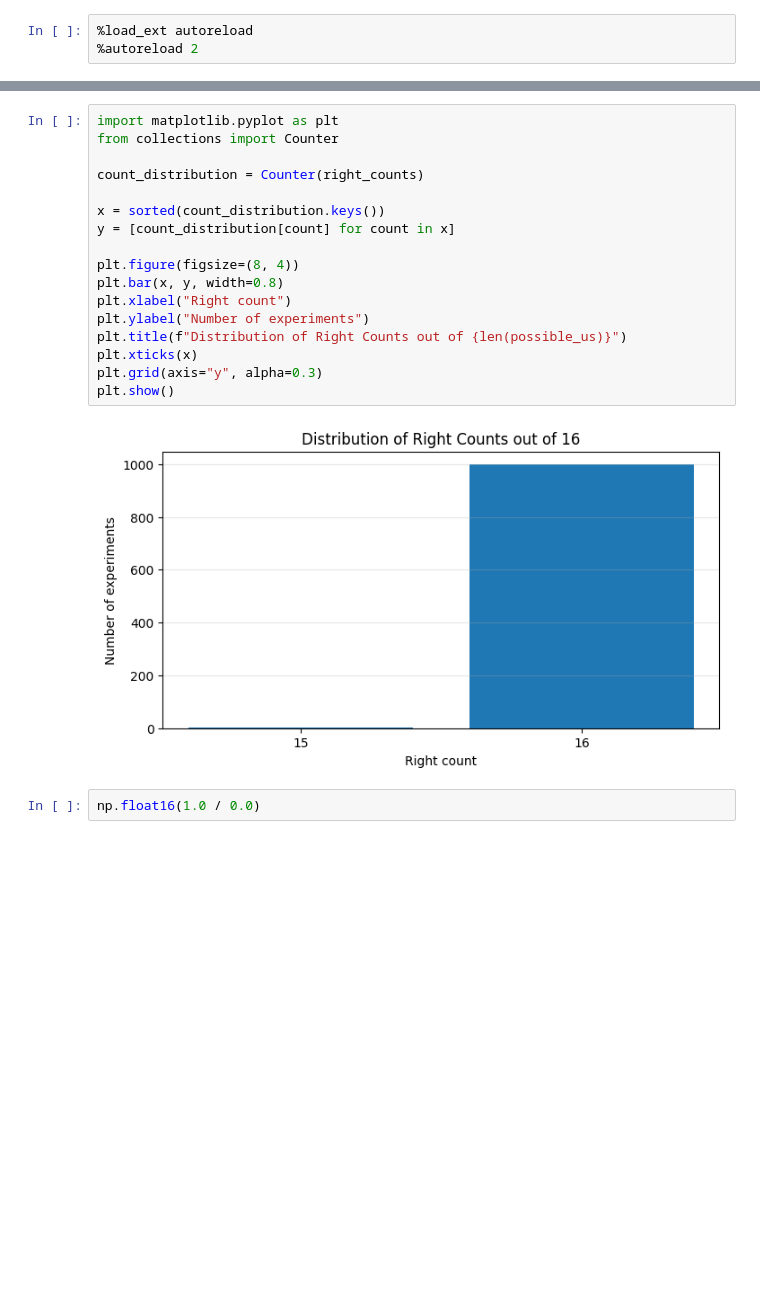
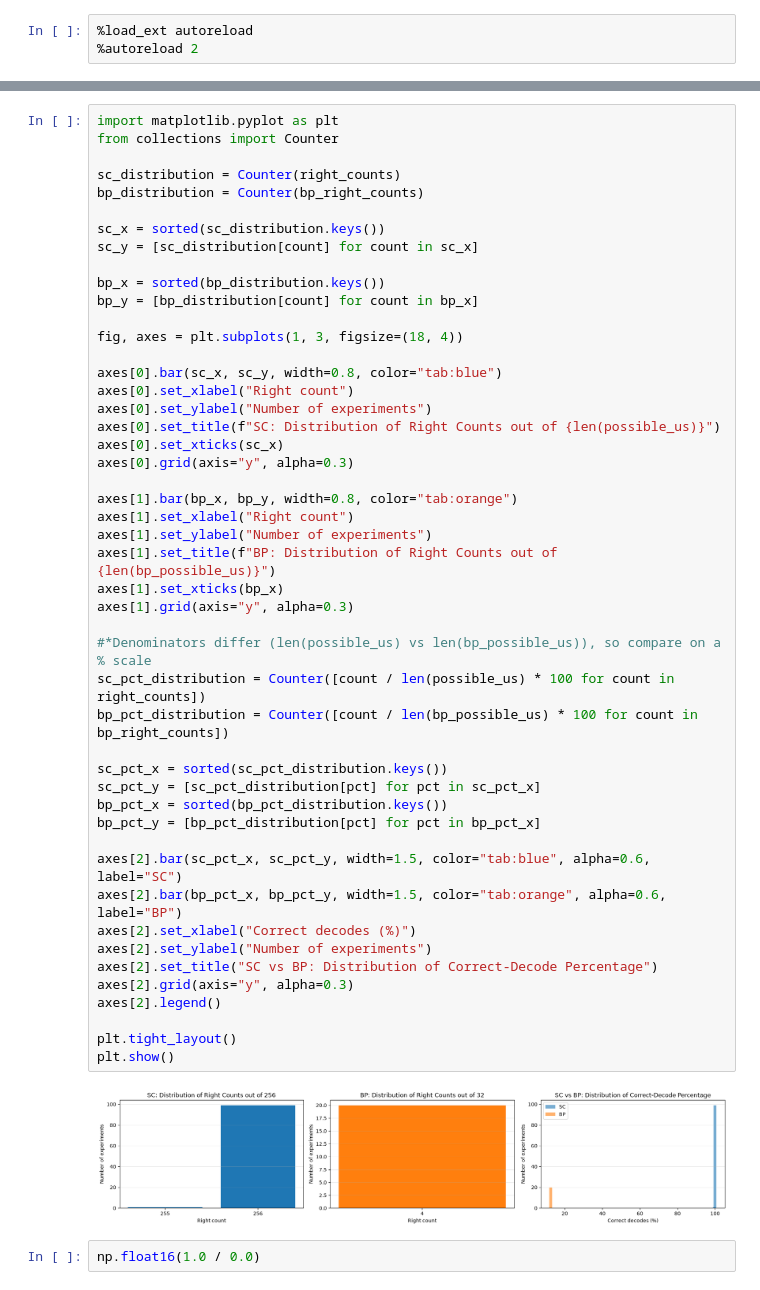
Before and after one commit to dmeloca/polar-codes, a Jupyter notebook: tests.ipynb, the cells around one changed output, grey strips where cells are left out. Cells and saved outputs as stored; diff of their text form; blank space fills up the shorter version.

Commit message:
feat(bp): implement Belief-Propagation decoding without paralellization
Bad error rate but it is supposedly correct. Checks will be done soon

```diff
--- a/tests.ipynb
+++ b/tests.ipynb
@@ -47,22 +93,53 @@ print(f"{perfect_count} / {ITERATIONS} runs decoded correctly ({percentage:.2f}
 # %%
 import matplotlib.pyplot as plt
 from collections import Counter
 
-count_distribution = Counter(right_counts)
+sc_distribution = Counter(right_counts)
+bp_distribution = Counter(bp_right_counts)
 
-x = sorted(count_distribution.keys())
-y = [count_distribution[count] for count in x]
+sc_x = sorted(sc_distribution.keys())
+sc_y = [sc_distribution[count] for count in sc_x]
 
-plt.figure(figsize=(8, 4))
-plt.bar(x, y, width=0.8)
-plt.xlabel("Right count")
-plt.ylabel("Number of experiments")
-plt.title(f"Distribution of Right Counts out of {len(possible_us)}")
-plt.xticks(x)
-plt.grid(axis="y", alpha=0.3)
+bp_x = sorted(bp_distribution.keys())
+bp_y = [bp_distribution[count] for count in bp_x]
+
+fig, axes = plt.subplots(1, 3, figsize=(18, 4))
+
+axes[0].bar(sc_x, sc_y, width=0.8, color="tab:blue")
+axes[0].set_xlabel("Right count")
+axes[0].set_ylabel("Number of experiments")
+axes[0].set_title(f"SC: Distribution of Right Counts out of {len(possible_us)}")
+axes[0].set_xticks(sc_x)
+axes[0].grid(axis="y", alpha=0.3)
+
+axes[1].bar(bp_x, bp_y, width=0.8, color="tab:orange")
+axes[1].set_xlabel("Right count")
+axes[1].set_ylabel("Number of experiments")
+axes[1].set_title(f"BP: Distribution of Right Counts out of {len(bp_possible_us)}")
+axes[1].set_xticks(bp_x)
+axes[1].grid(axis="y", alpha=0.3)
+
+#*Denominators differ (len(possible_us) vs len(bp_possible_us)), so compare on a % scale
+sc_pct_distribution = Counter([count / len(possible_us) * 100 for count in right_counts])
+bp_pct_distribution = Counter([count / len(bp_possible_us) * 100 for count in bp_right_counts])
+
+sc_pct_x = sorted(sc_pct_distribution.keys())
+sc_pct_y = [sc_pct_distribution[pct] for pct in sc_pct_x]
+bp_pct_x = sorted(bp_pct_distribution.keys())
+bp_pct_y = [bp_pct_distribution[pct] for pct in bp_pct_x]
+
+axes[2].bar(sc_pct_x, sc_pct_y, width=1.5, color="tab:blue", alpha=0.6, label="SC")
+axes[2].bar(bp_pct_x, bp_pct_y, width=1.5, color="tab:orange", alpha=0.6, label="BP")
+axes[2].set_xlabel("Correct decodes (%)")
+axes[2].set_ylabel("Number of experiments")
+axes[2].set_title("SC vs BP: Distribution of Correct-Decode Percentage")
+axes[2].grid(axis="y", alpha=0.3)
+axes[2].legend()
+
+plt.tight_layout()
 plt.show()
 # %% [output]
-[figure, old version]
+[figure, new version]
 # %%
 np.float16(1.0 / 0.0)
 # %% [output]
```
Also changed, not shown: parts of 3 cells of this notebook, 5 other files.
